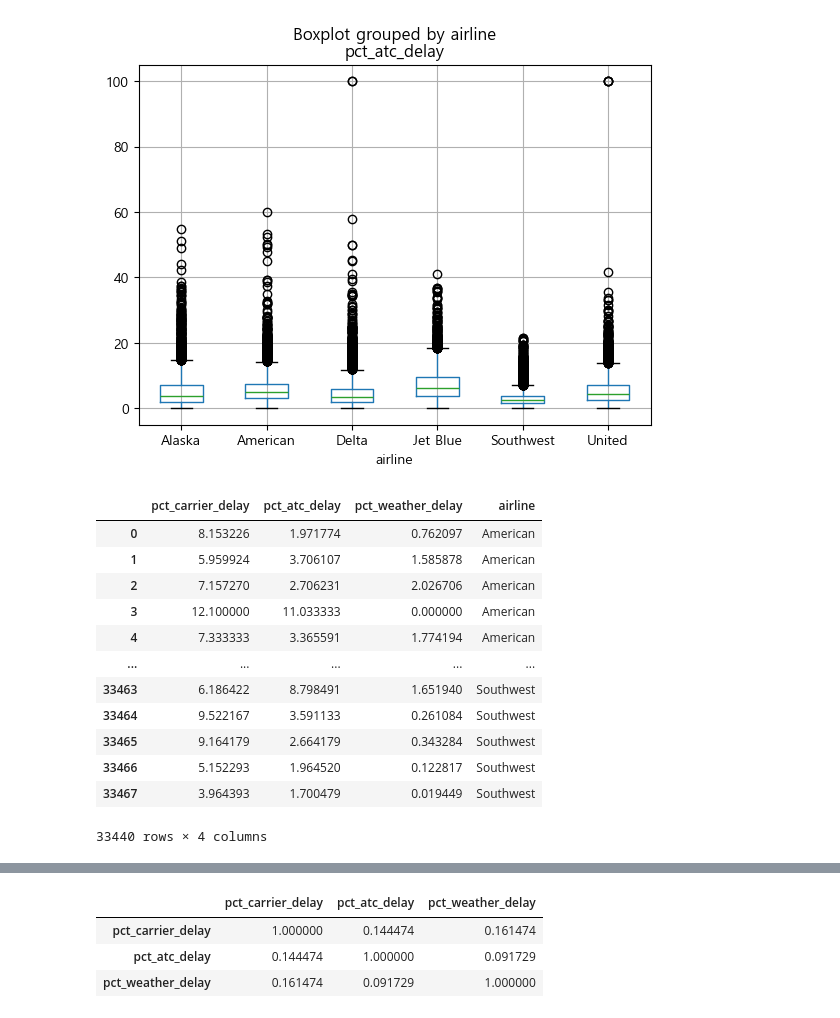
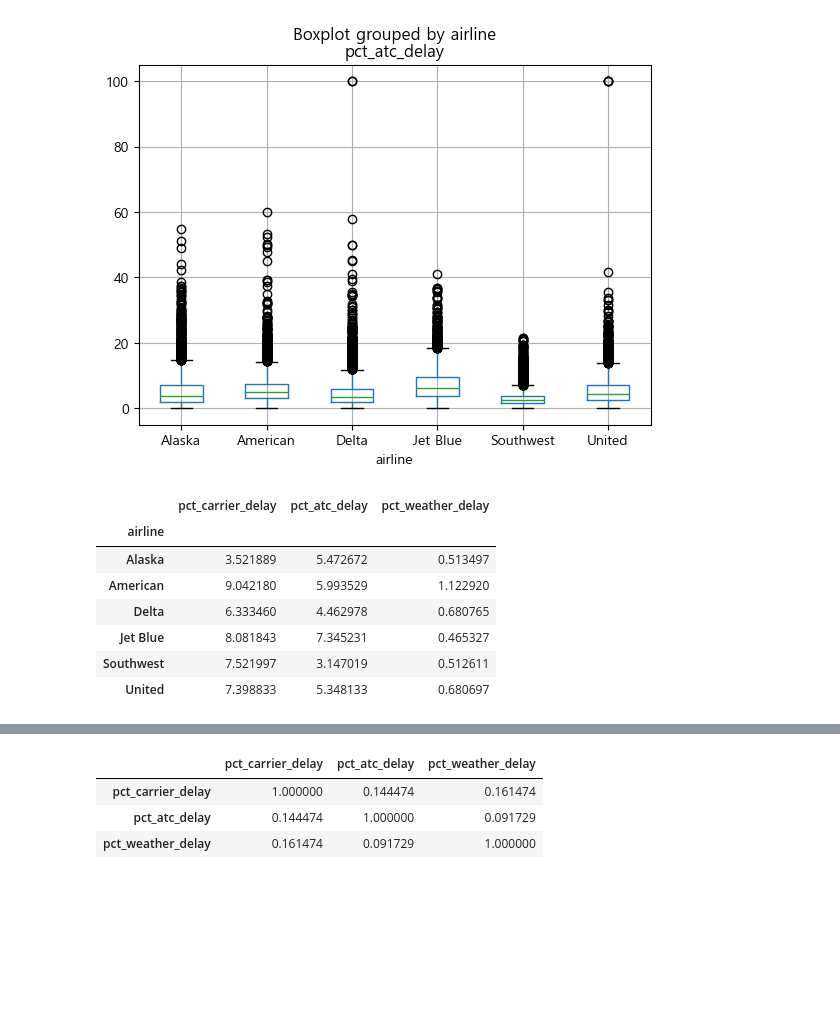
Before and after one commit to Clear-head/airline_stat_python, a Jupyter notebook: airline_analysis.ipynb, the cells around one changed output, grey strips where cells are left out. Drawn from its saved outputs; the diff is of its cells as text; code cells hidden in the pictures; blank space fills up the shorter version.

```diff
--- a/airline_analysis.ipynb
+++ b/airline_analysis.ipynb
@@ -116,19 +128,15 @@ df.boxplot(by='airline', column='pct_atc_delay')
 [figure]
 [figure]
 [figure]
-# %%
-df
-# %% [output]
-|  | pct_carrier_delay | pct_atc_delay | pct_weather_delay | airline |
-| 0 | 8.153226 | 1.971774 | 0.762097 | American |
-| 1 | 5.959924 | 3.706107 | 1.585878 | American |
-| 2 | 7.157270 | 2.706231 | 2.026706 | American |
-| 3 | 12.100000 | 11.033333 | 0.000000 | American |
-| 4 | 7.333333 | 3.365591 | 1.774194 | American |
-| ... | ... | ... | ... | ... |
-| 33463 | 6.186422 | 8.798491 | 1.651940 | Southwest |
-| 33464 | 9.522167 | 3.591133 | 0.261084 | Southwest |
-| 33465 | 9.164179 | 2.664179 | 0.343284 | Southwest |
-| 33466 | 5.152293 | 1.964520 | 0.122817 | Southwest |
-| 33467 | 3.964393 | 1.700479 | 0.019449 | Southwest |
-33440 rows × 4 columns
+# %%
+df_group = df.groupby('airline').mean()
+df_group
+# %% [output]
+|  | pct_carrier_delay | pct_atc_delay | pct_weather_delay |
+| airline |  |  |  |
+| Alaska | 3.521889 | 5.472672 | 0.513497 |
+| American | 9.042180 | 5.993529 | 1.122920 |
+| Delta | 6.333460 | 4.462978 | 0.680765 |
+| Jet Blue | 8.081843 | 7.345231 | 0.465327 |
+| Southwest | 7.521997 | 3.147019 | 0.512611 |
+| United | 7.398833 | 5.348133 | 0.680697 |
```
Also changed, not shown: parts of 4 cells of this notebook.
